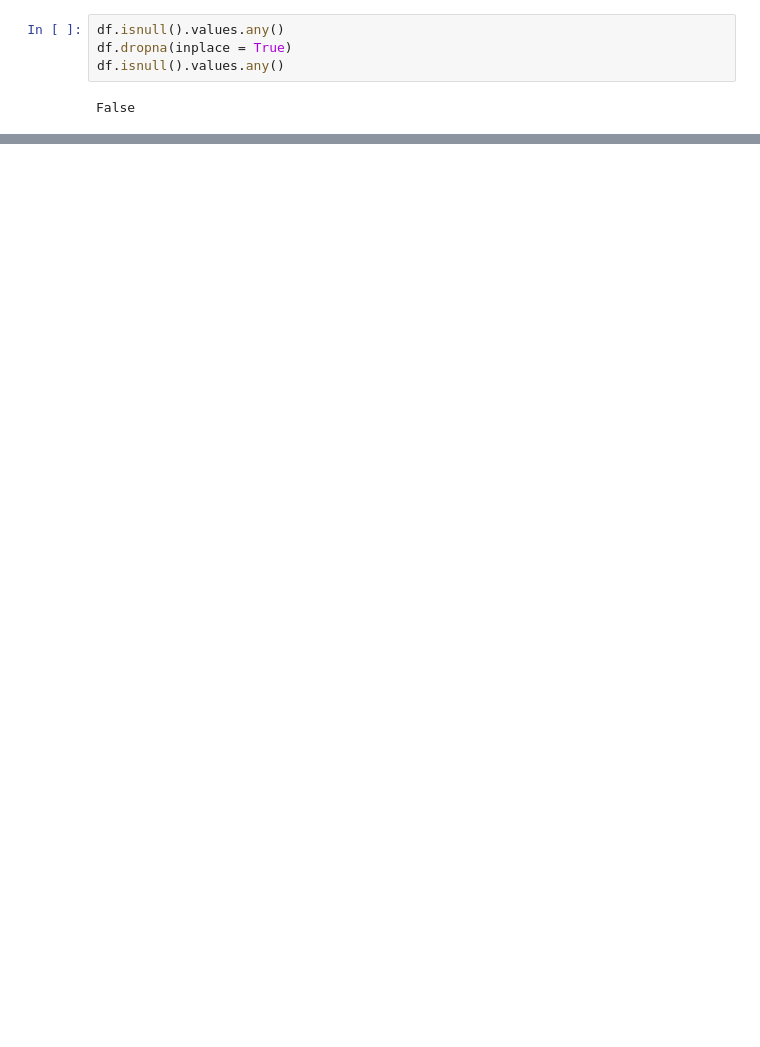
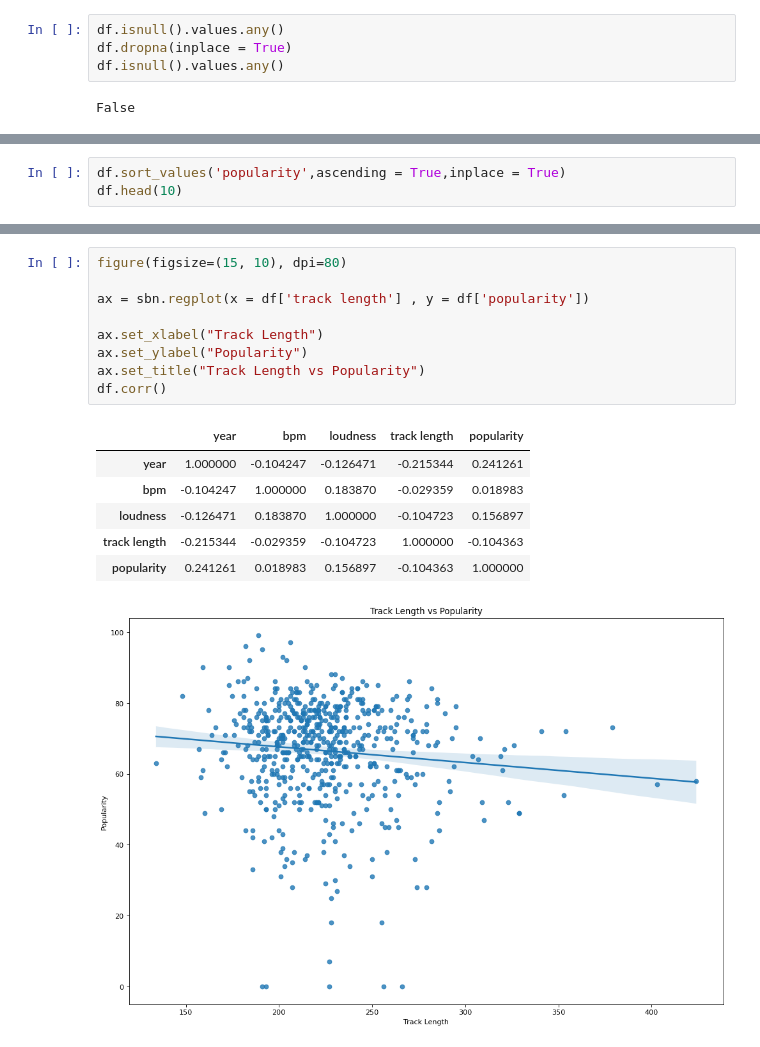
Before and after one commit to Mseymour16/CCIC_DS1, a Jupyter notebook: DS1 Final.ipynb, the cells around one changed output, grey strips where cells are left out. Saved outputs shown, nothing was run; the diff lists cells and outputs as text; blank space fills up the shorter version.

```diff
--- a/DS1 Final.ipynb
+++ b/DS1 Final.ipynb
@@ -106,0 +62,3 @@ df2[~df2.isin(df)].dropna()
+# %%
+df.sort_values('popularity',ascending = True,inplace = True)
+df.head(10)
@@ -106,0 +159,17 @@ df2[~df2.isin(df)].dropna()
+# %%
+figure(figsize=(15, 10), dpi=80)
+
+ax = sbn.regplot(x = df['track length'] , y = df['popularity'])
+
+ax.set_xlabel("Track Length")
+ax.set_ylabel("Popularity")
+ax.set_title("Track Length vs Popularity")
+df.corr()
+# %% [output]
+|  | year | bpm | loudness | track length | popularity |
+| year | 1.000000 | -0.104247 | -0.126471 | -0.215344 | 0.241261 |
+| bpm | -0.104247 | 1.000000 | 0.183870 | -0.029359 | 0.018983 |
+| loudness | -0.126471 | 0.183870 | 1.000000 | -0.104723 | 0.156897 |
+| track length | -0.215344 | -0.029359 | -0.104723 | 1.000000 | -0.104363 |
+| popularity | 0.241261 | 0.018983 | 0.156897 | -0.104363 | 1.000000 |
+[figure, added]
```
Also changed, not shown: parts of 20 cells of this notebook, 1 other file.
